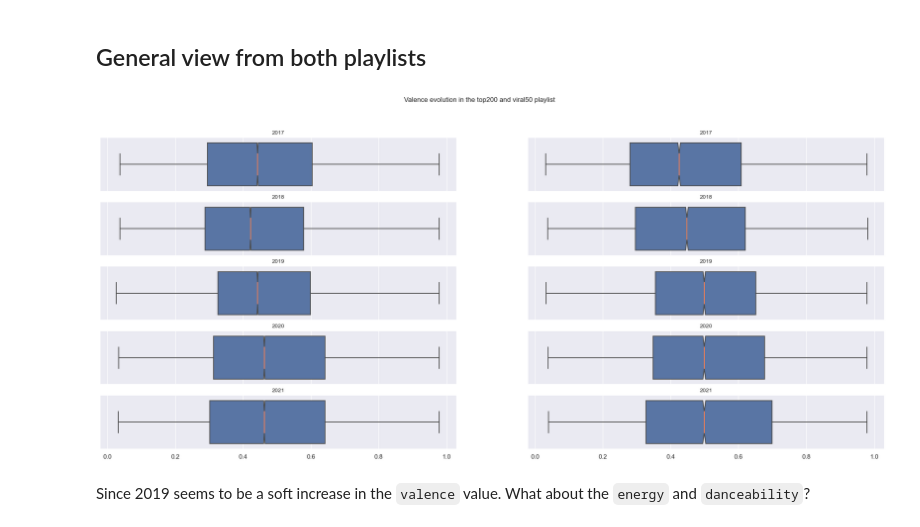
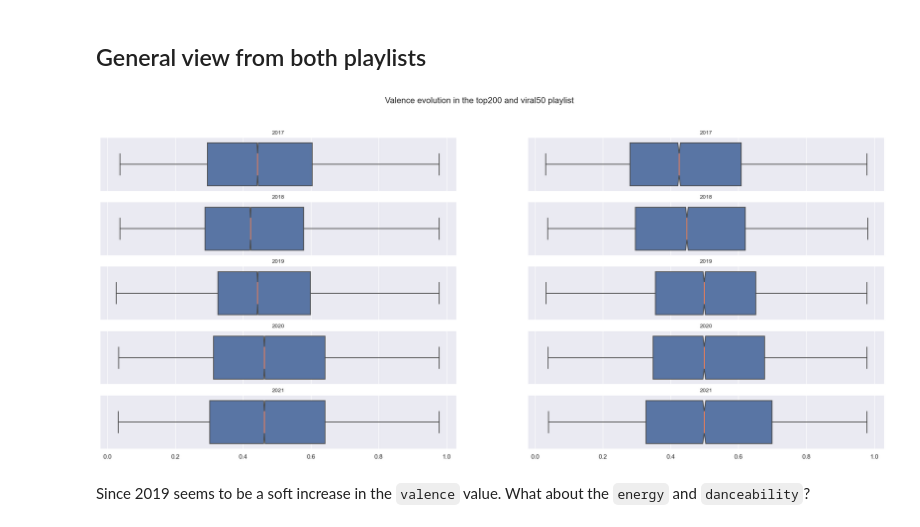
Before and after one commit to annassanchez/ETL_project, a Jupyter notebook: notebooks/6-analysis.ipynb, the cells around one changed output. Cells and saved outputs as stored; diff of their text form; code cells hidden in the pictures.

Commit message:
analysis done （￣︶￣）↗　title changed in orther to extract images

```diff
--- a/notebooks/6-analysis.ipynb
+++ b/notebooks/6-analysis.ipynb
@@ -109,25 +109,25 @@ And evaluate if there have been significant changes on this variables.
 # %%
 fig, axs = plt.subplots(ncols=2, nrows = len(top200.sort_values(by = ['playlist_date'])['playlist_date'].dt.year.unique().tolist()), figsize = (25, 10), sharex=True,)
 list_years = top200.sort_values(by = ['playlist_date'])['playlist_date'].dt.year.unique().tolist()
 sns.set_theme(style="darkgrid")
 rows = [0, 1]
-fig.suptitle('Valence evolution in the top200 and viral50 playlist', fontsize=12)
+fig.suptitle('Valence evolution in the top200 and viral50 playlist', fontsize=15)
 for year in list_years:
     for row in rows:
         if row == 0:
             #print(year, list_years.index(year))
             sns.boxplot(x=top200[top200['playlist_date'].dt.year == year].valence, data = top200[top200['playlist_date'].dt.year == year], medianprops={"color": "coral"}, notch=True,flierprops={"marker": "x"},
                 ax=axs[list_years.index(year)][0]) ;
             axs[list_years.index(year)][0].set_title(str(year), fontsize=10, )
             axs[list_years.index(year)][0].set_xlabel("")
         elif row == 1:
             #print(year, list_years.index(year))
             sns.boxplot(x=viral50[viral50['playlist_date'].dt.year == year].valence, data = viral50[viral50['playlist_date'].dt.year == year], notch=True, flierprops={"marker": "x"},
                 ax=axs[list_years.index(year)][1], medianprops={"color": "coral"}) ;
             axs[list_years.index(year)][1].set_title(str(year), fontsize=10, )
             axs[list_years.index(year)][1].set_xlabel("")
 # %% [output]
-[figure, old version]
+[figure, new version]
 # %% [markdown]
 Since 2019 seems to be a soft increase in the `valence` value. What about the `energy` and `danceability`?
 # %%
```
Also changed, not shown: parts of 2 cells of this notebook.
